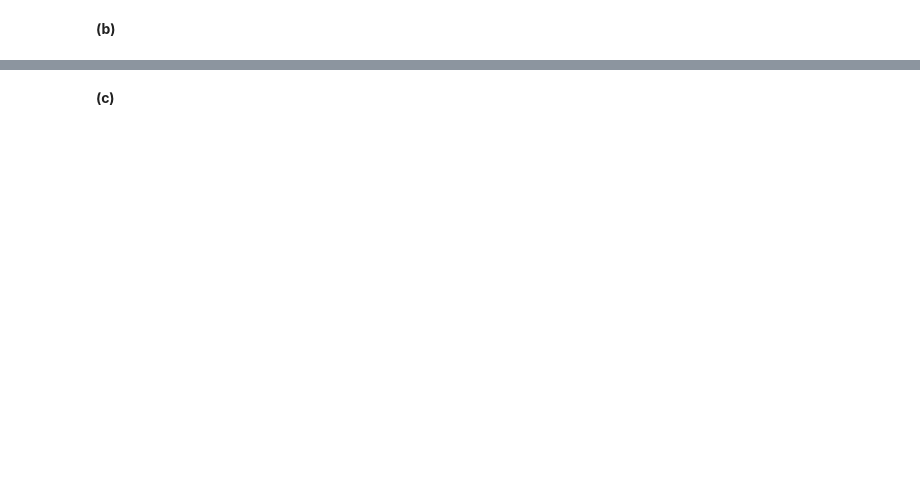
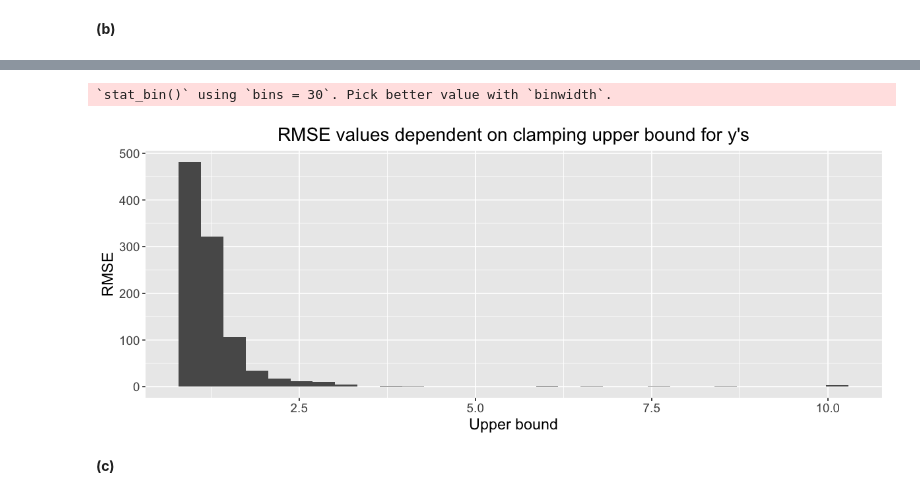
Before and after one commit to bhavenp/cs208, a Jupyter notebook: homework/HW2/HW2_Bhaven_Patel.ipynb, the cells around one changed output, grey strips where cells are left out. Drawn from its saved outputs; the diff is of its cells as text; code cells hidden in the pictures; blank space fills up the shorter version.

```diff
--- a/homework/HW2/HW2_Bhaven_Patel.ipynb
+++ b/homework/HW2/HW2_Bhaven_Patel.ipynb
@@ -155,0 +161,31 @@ We
+# %%
+## Differentially private regression slope release. Modified from laplaceRegressionRelease.r by James Honaker.
+regressionRelease <- function(y, x, ylower, yupper, xlower, xupper, epsilon_parts){
+	x.clipped <- clip(x, xlower, xupper)
+	y.clipped <- clip(y, ylower, yupper)
+
+	n <- length(x)
+	sens.Sxy <- ((xupper-xlower)*(yupper-ylower))
+	sens.Sxx  <- ((xupper-xlower)^2)
+
+	scale.Sxy <- sens.Sxy / (epsilon_parts$Sxy);
+	scale.Sxx <- sens.Sxx / (epsilon_parts$Sxx);
+
+	sensitiveValue <- sum((x.clipped - mean(x.clipped))*(y.clipped - mean(y.clipped))) / sum((x.clipped -
+                                                                                              mean(x.clipped))^2);
+
+    #get DP-releases of Sxy and Sxx to calculate beta-hat
+    release.Sxy <- sum((x.clipped - mean(x.clipped))*(y.clipped - mean(y.clipped)))  + rlap(mu=0, b=scale.Sxy, size=1);
+	release.Sxx <- sum((x.clipped - mean(x.clipped))^2)              + rlap(mu=0, b=scale.Sxx, size=1);
+    #get DP-releases of x-bar and y-bar to calculate alpha-hat
+    release.xbar <- meanRelease(x, lower = xlower, upper = xupper, epsilon = epsilon_parts$xbar)$release;
+    release.ybar <- meanRelease(y, lower = ylower, upper = yupper, epsilon = epsilon_parts$ybar)$release;
+
+    #calculate beta-hat and alpha-hat
+	postprocess.beta <- release.Sxy/release.Sxx;
+    postprocess.alpha <- release.ybar - postprocess.beta * release.xbar;
+
+    true.alpha = mean(y.clipped) - sensitiveValue * mean(x.clipped); #calculate the true alpha of the clipped values
+	return(list(dp_beta=postprocess.beta, true_beta=sensitiveValue, dp_alpha=postprocess.alpha,
+                true_alpha=true.alpha))
+}
@@ -158,2 +323,17 @@ We
+# %%
+#### Plot results ####
+library(ggplot2)
+final_results <- as.data.frame(rmse_vals);
+colnames(final_results) <- c("Simulation", "RMSE_DP", "RMSE_nonDP");
+f_size = 16;
+fifty = 0.5;
+# Plot average RMSE of reconstruction against noise input
+p_rmse <- ggplot(data = final_results, aes(x=final_results$RMSE_DP)) + geom_histogram();
+p_rmse <- p_rmse + labs(title="RMSE values dependent on clamping upper bound for y's", x="Upper bound", y = "RMSE") + theme(plot.title = element_text(hjust=0.5), text = element_text(size=f_size-2));
+options(repr.plot.width=10, repr.plot.height=4); #set plot dimensions
+p_rmse #show plot
+# %% [output]
+`stat_bin()` using `bins = 30`. Pick better value with `binwidth`.
+[figure, added]
 # %% [markdown]
 **(c)**<br>
```
Also changed, not shown: parts of 8 cells of this notebook, 1 other file.
